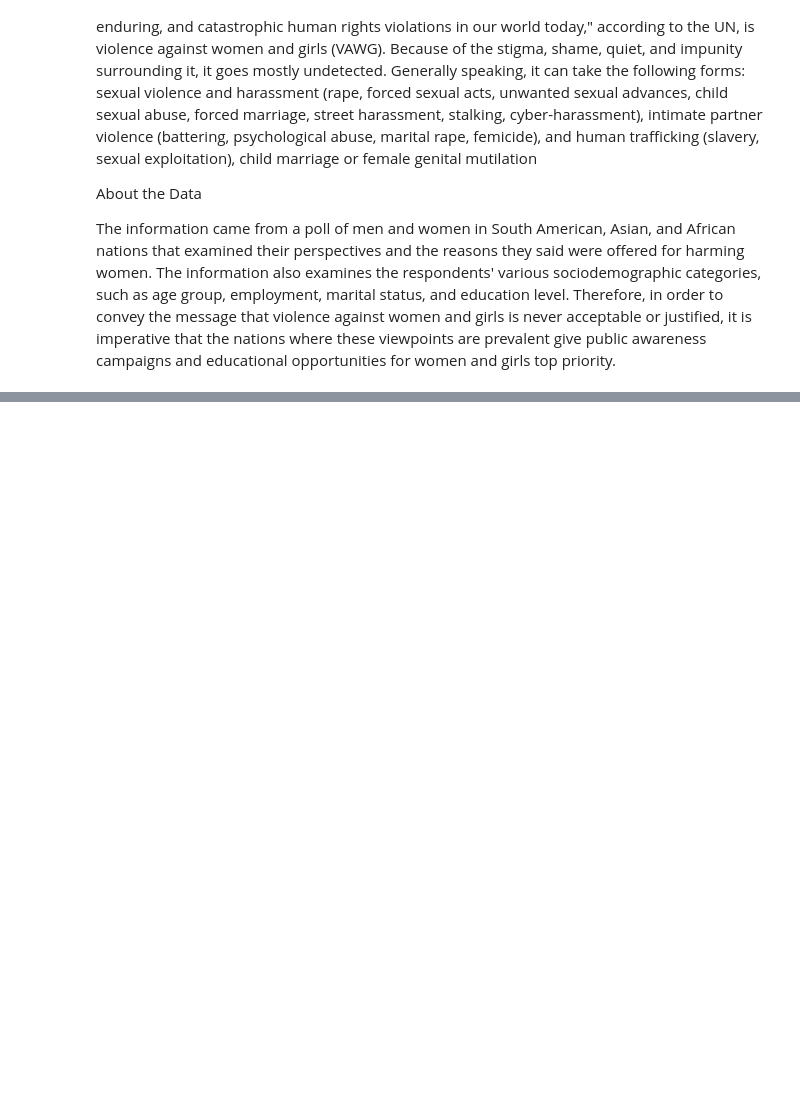
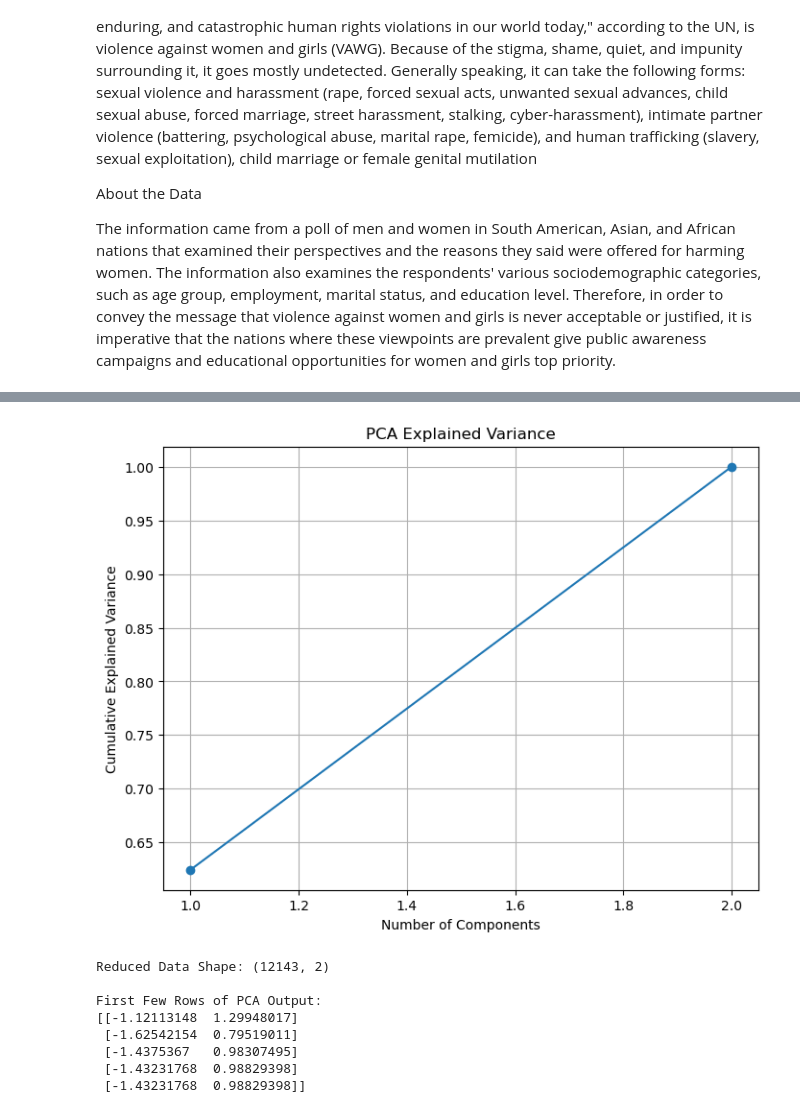
Before and after one commit to CharlesMalonRocha/Data-Exploration-and-Preparation-CA1, a Jupyter notebook: Data Exploration and Preparation - CA1.ipynb, the cells around one changed output, grey strips where cells are left out. Saved outputs shown, nothing was run; the diff lists cells and outputs as text; code cells hidden in the pictures; blank space fills up the shorter version.

```diff
--- a/Data Exploration and Preparation - CA1.ipynb
+++ b/Data Exploration and Preparation - CA1.ipynb
@@ -67,0 +168,45 @@ Index(['RecordID', 'Country', 'Gender', 'Demographics Question',
+# %%
+# Importing necessary libraries
+from sklearn.decomposition import PCA
+from sklearn.preprocessing import StandardScaler
+
+# Step 1: Standardize the data
+# Drop non-numeric columns and apply scaling
+numeric_data = df.select_dtypes(include=[np.number])
+scaler = StandardScaler()
+scaled_data = scaler.fit_transform(numeric_data)
+
+# Step 2: Fit PCA
+pca = PCA()
+pca_data = pca.fit_transform(scaled_data)
+
+# Step 3: Explained variance ratio
+explained_variance = pca.explained_variance_ratio_
+
+# Plot explained variance
+plt.figure(figsize=(8, 6))
+plt.plot(range(1, len(explained_variance) + 1), explained_variance.cumsum(), marker='o')
+plt.xlabel("Number of Components")
+plt.ylabel("Cumulative Explained Variance")
+plt.title("PCA Explained Variance")
+plt.grid()
+plt.show()
+
+# Step 4: Select top components
+n_components = 2  # Example: choose 2 components
+pca = PCA(n_components=n_components)
+reduced_data = pca.fit_transform(scaled_data)
+
+print(f"\nReduced Data Shape: {reduced_data.shape}")
+print("\nFirst Few Rows of PCA Output:")
+print(reduced_data[:5])
+# %% [output]
+[figure, added]
+Reduced Data Shape: (12143, 2)
+
+First Few Rows of PCA Output:
+[[-1.12113148  1.29948017]
+ [-1.62542154  0.79519011]
+ [-1.4375367   0.98307495]
+ [-1.43231768  0.98829398]
+ [-1.43231768  0.98829398]]
```
Also changed, not shown: parts of 10 cells of this notebook, 1 other file.
